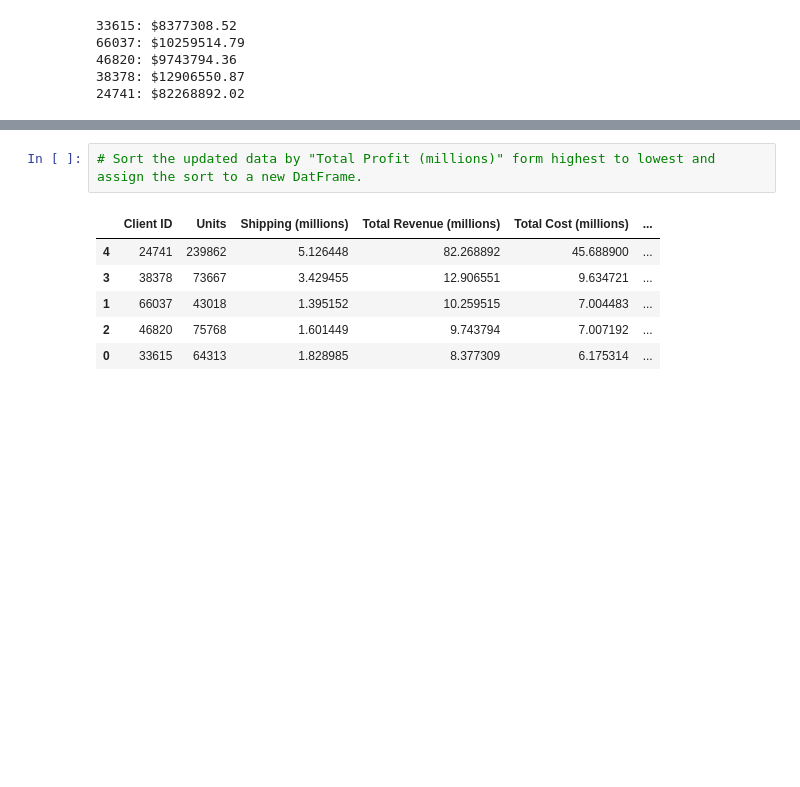
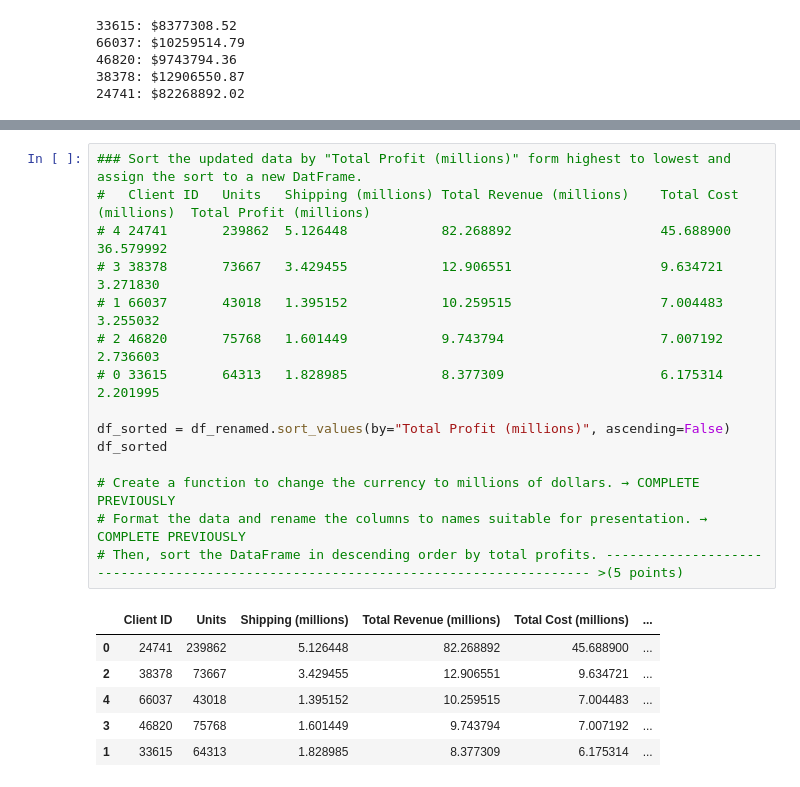
Before and after one commit to bauern101/Pandas_01, a Jupyter notebook: wholesale_data_analysis_starter_code.ipynb, the cells around one changed output, grey strips where cells are left out. Drawn from its saved outputs; the diff is of its cells as text; blank space fills up the shorter version.

```diff
--- a/wholesale_data_analysis_starter_code.ipynb
+++ b/wholesale_data_analysis_starter_code.ipynb
@@ -392,9 +424,22 @@ df_summary
 # %%
-# Sort the updated data by "Total Profit (millions)" form highest to lowest and assign the sort to a new DatFrame.
+### Sort the updated data by "Total Profit (millions)" form highest to lowest and assign the sort to a new DatFrame.
+# 	Client ID	Units	Shipping (millions)	Total Revenue (millions)	Total Cost (millions)	Total Profit (millions)
+# 4	24741	    239862	5.126448	        82.268892	                45.688900	            36.579992
+# 3	38378	    73667	3.429455	        12.906551	                9.634721	            3.271830
+# 1	66037	    43018	1.395152	        10.259515	                7.004483	            3.255032
+# 2	46820	    75768	1.601449	        9.743794	                7.007192	            2.736603
+# 0	33615	    64313	1.828985	        8.377309	                6.175314	            2.201995
+
+df_sorted = df_renamed.sort_values(by="Total Profit (millions)", ascending=False)
+df_sorted
+
+# Create a function to change the currency to millions of dollars. → COMPLETE PREVIOUSLY
+# Format the data and rename the columns to names suitable for presentation. → COMPLETE PREVIOUSLY
+# Then, sort the DataFrame in descending order by total profits. ----------------------------------------------------------------------------------- >(5 points)
 # %% [output]
 |  | Client ID | Units | Shipping (millions) | Total Revenue (millions) | Total Cost (millions) | ... |
-| 4 | 24741 | 239862 | 5.126448 | 82.268892 | 45.688900 | ... |
-| 3 | 38378 | 73667 | 3.429455 | 12.906551 | 9.634721 | ... |
-| 1 | 66037 | 43018 | 1.395152 | 10.259515 | 7.004483 | ... |
-| 2 | 46820 | 75768 | 1.601449 | 9.743794 | 7.007192 | ... |
-| 0 | 33615 | 64313 | 1.828985 | 8.377309 | 6.175314 | ... |
+| 0 | 24741 | 239862 | 5.126448 | 82.268892 | 45.688900 | ... |
+| 2 | 38378 | 73667 | 3.429455 | 12.906551 | 9.634721 | ... |
+| 4 | 66037 | 43018 | 1.395152 | 10.259515 | 7.004483 | ... |
+| 3 | 46820 | 75768 | 1.601449 | 9.743794 | 7.007192 | ... |
+| 1 | 33615 | 64313 | 1.828985 | 8.377309 | 6.175314 | ... |
```
Also changed, not shown: parts of 4 cells of this notebook.
